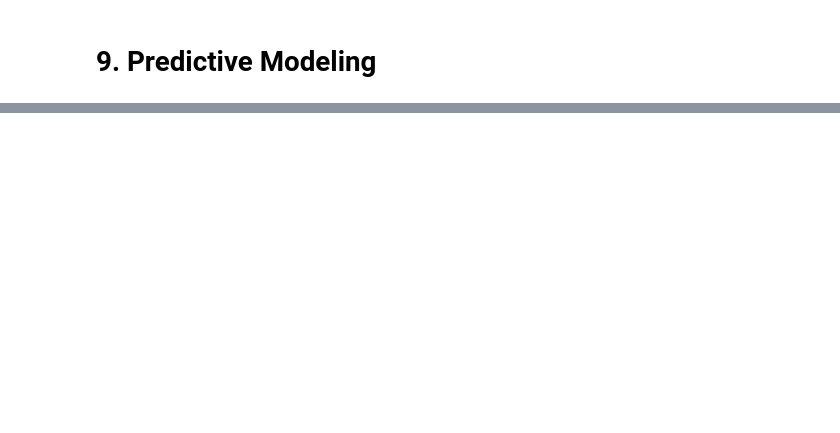
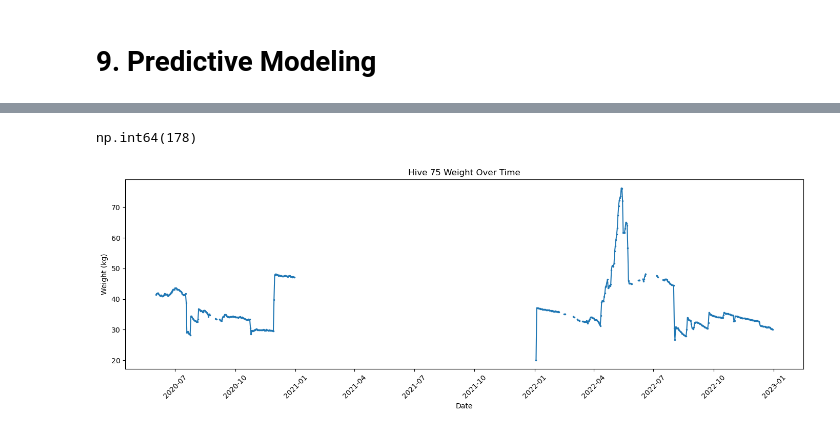
Before and after one commit to stephfn/honey-yield-predictive-model, a Jupyter notebook: Stephanie_Work/Honey_DuckDB_Practice.ipynb, the cells around one changed output, grey strips where cells are left out. Saved outputs shown, nothing was run; the diff lists cells and outputs as text; code cells hidden in the pictures; blank space fills up the shorter version.

```diff
--- a/Stephanie_Work/Honey_DuckDB_Practice.ipynb
+++ b/Stephanie_Work/Honey_DuckDB_Practice.ipynb
@@ -1169,0 +1503,48 @@ Created final modeling table: honey_model
+# %%
+(model_df["target_next_day_weight_change_kg"].abs() > 10).sum()
+# %% [output]
+np.int64(178)
+# %%
+hive_df = con.execute("""
+SELECT
+    hive_id,
+    measurement_date,
+    end_of_day_weight_kg
+FROM honey_model
+WHERE hive_id = 75
+ORDER BY measurement_date
+""").df()
+# %%
+hive_df = hive_df.sort_values("measurement_date").copy()
+
+hive_df["days_since_previous"] = (
+    hive_df["measurement_date"]
+    .diff()
+    .dt.days
+)
+
+# Break the plotted line across missing periods
+hive_df["weight_for_plot"] = hive_df["end_of_day_weight_kg"]
+
+hive_df.loc[
+    hive_df["days_since_previous"] > 1,
+    "weight_for_plot"
+] = float("nan")
+
+plt.figure(figsize=(14, 5))
+
+plt.plot(
+    hive_df["measurement_date"],
+    hive_df["weight_for_plot"],
+    marker=".",
+    markersize=3
+)
+
+plt.title("Hive 75 Weight Over Time")
+plt.xlabel("Date")
+plt.ylabel("Weight (kg)")
+plt.xticks(rotation=45)
+plt.tight_layout()
+plt.show()
+# %% [output]
+[figure, added]
```
Also changed, not shown: parts of 54 cells of this notebook.
